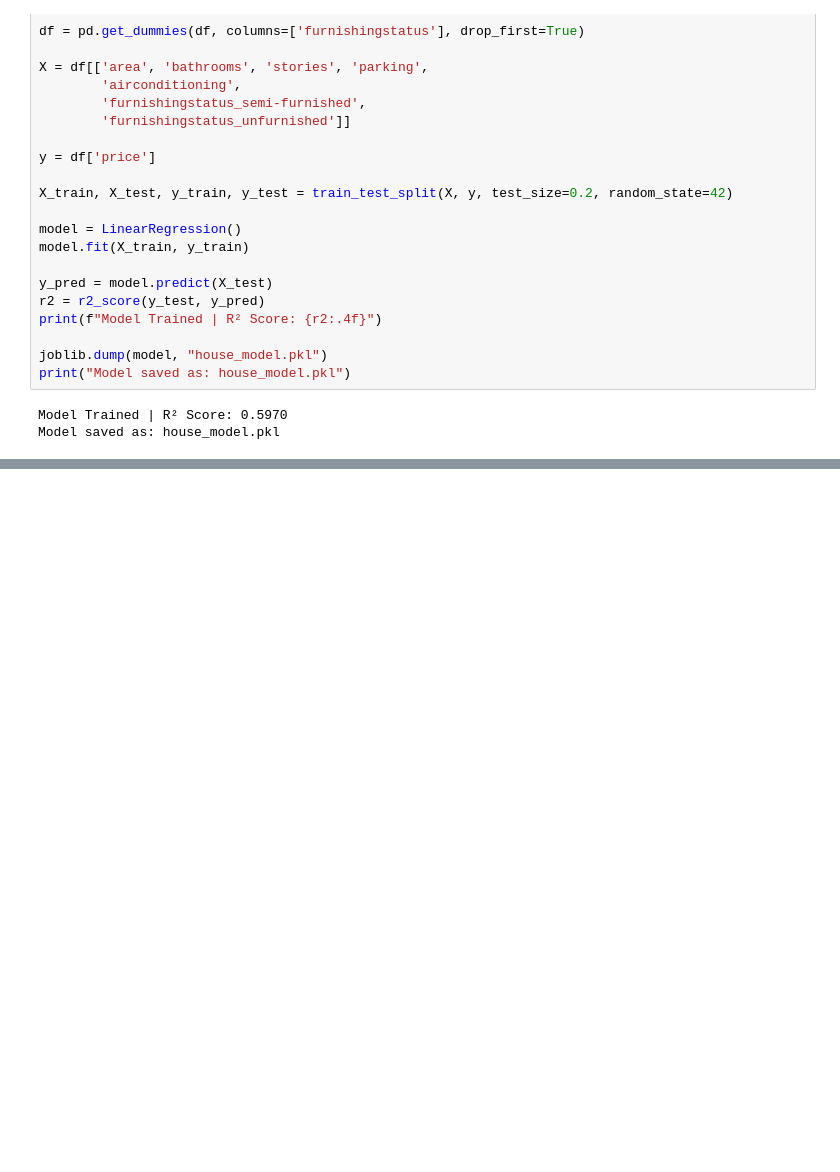
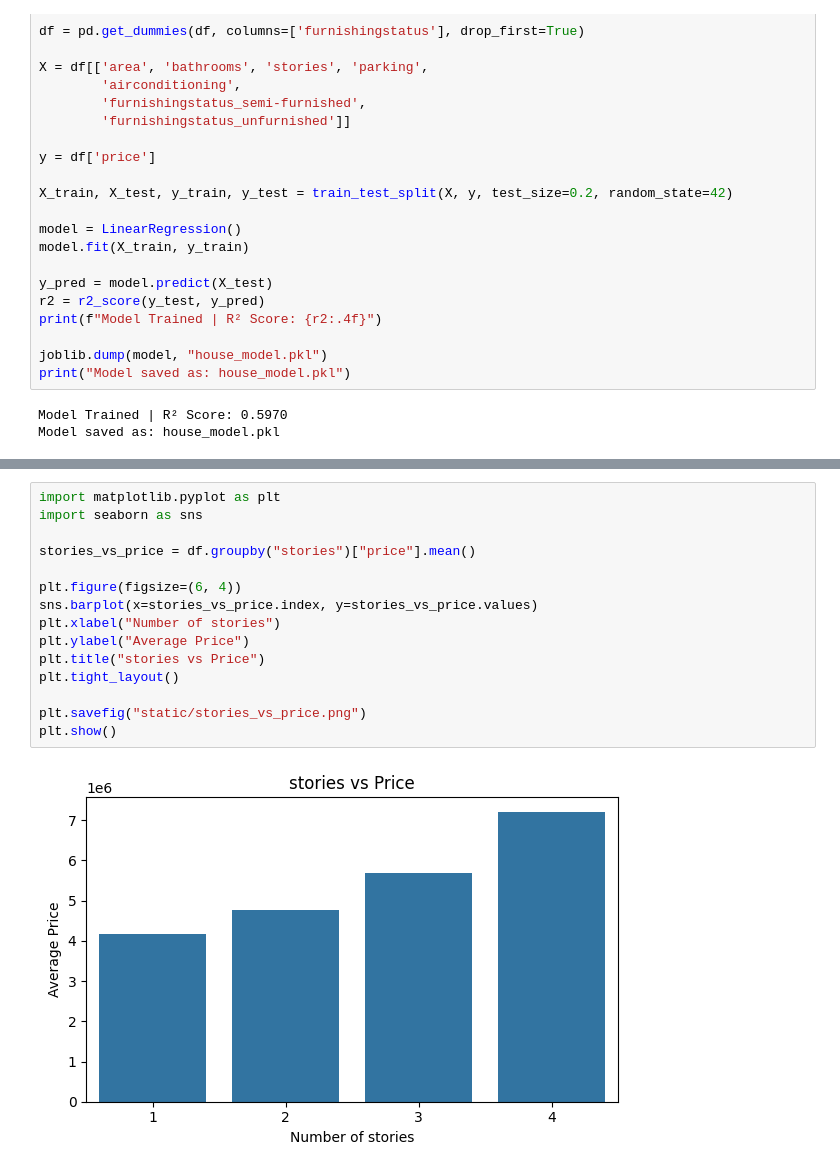
Before and after one commit to abhinandan45/Machine-learning, a Jupyter notebook: train.ipynb, the cells around one changed output, grey strips where cells are left out. Drawn from its saved outputs; the diff is of its cells as text; blank space fills up the shorter version.

```diff
--- a/train.ipynb
+++ b/train.ipynb
@@ -88,0 +112,17 @@ print("✅ All EDA graphs saved in static/")
+# %%
+import matplotlib.pyplot as plt
+import seaborn as sns
+
+stories_vs_price = df.groupby("stories")["price"].mean()
+
+plt.figure(figsize=(6, 4))
+sns.barplot(x=stories_vs_price.index, y=stories_vs_price.values)
+plt.xlabel("Number of stories")
+plt.ylabel("Average Price")
+plt.title("stories vs Price")
+plt.tight_layout()
+
+plt.savefig("static/stories_vs_price.png")
+plt.show()
+# %% [output]
+[figure, added]
```
Also changed, not shown: parts of 7 cells of this notebook, 7 other files.
